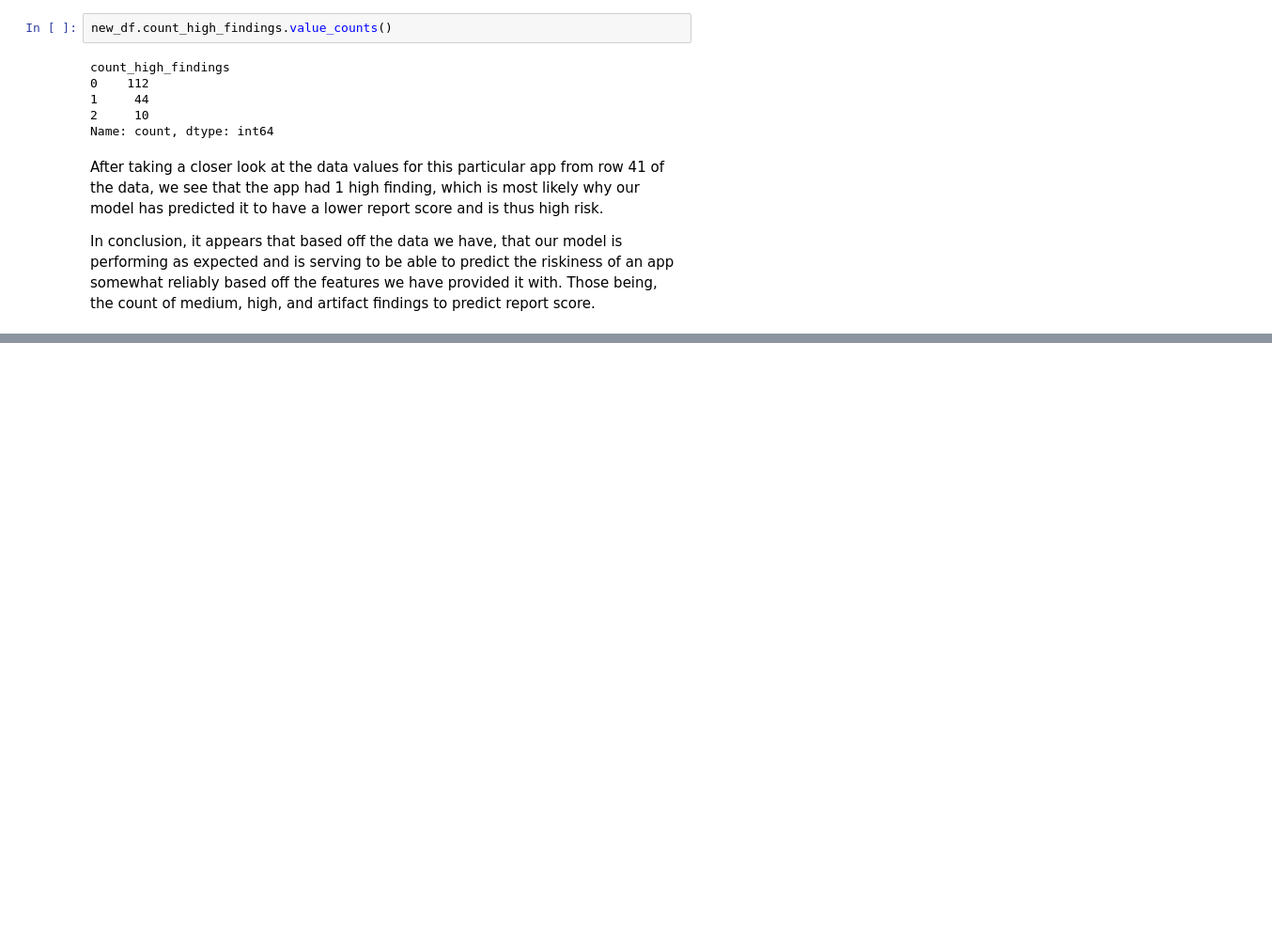
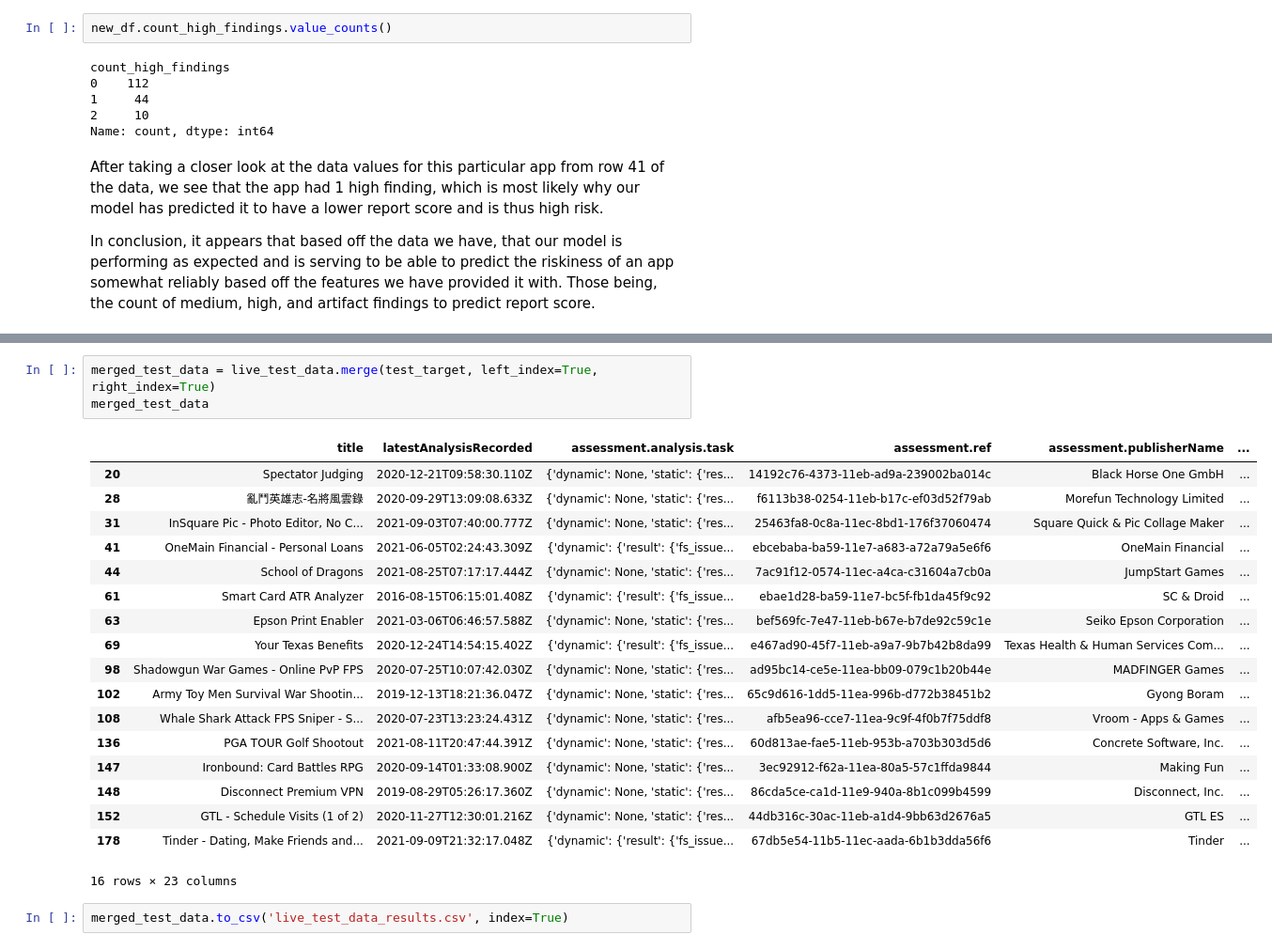
Before and after one commit to zslari/NowSecure-Risky-Apps-Analysis, a Jupyter notebook: NowSecure Risky Apps.ipynb, the cells around one changed output, grey strips where cells are left out. Shown: that part at 94% size. Saved outputs shown, nothing was run; the diff lists cells and outputs as text; blank space fills up the shorter version.

```diff
--- a/NowSecure Risky Apps.ipynb
+++ b/NowSecure Risky Apps.ipynb
@@ -701,0 +751,24 @@ In conclusion, it appears that based off the data we have, that our model is per
+# %%
+merged_test_data = live_test_data.merge(test_target, left_index=True, right_index=True)
+merged_test_data
+# %% [output]
+|  | title | latestAnalysisRecorded | assessment.analysis.task | assessment.ref | assessment.publisherName | ... |
+| 20 | Spectator Judging | 2020-12-21T09:58:30.110Z | {'dynamic': None, 'static': {'res... | 14192c76-4373-11eb-ad9a-239002ba014c | Black Horse One GmbH | ... |
+| 28 | 亂鬥英雄志-名將風雲錄 | 2020-09-29T13:09:08.633Z | {'dynamic': None, 'static': {'res... | f6113b38-0254-11eb-b17c-ef03d52f79ab | Morefun Technology Limited | ... |
+| 31 | InSquare Pic - Photo Editor, No C... | 2021-09-03T07:40:00.777Z | {'dynamic': None, 'static': {'res... | 25463fa8-0c8a-11ec-8bd1-176f37060474 | Square Quick & Pic Collage Maker | ... |
+| 41 | OneMain Financial - Personal Loans | 2021-06-05T02:24:43.309Z | {'dynamic': {'result': {'fs_issue... | ebcebaba-ba59-11e7-a683-a72a79a5e6f6 | OneMain Financial | ... |
+| 44 | School of Dragons | 2021-08-25T07:17:17.444Z | {'dynamic': None, 'static': {'res... | 7ac91f12-0574-11ec-a4ca-c31604a7cb0a | JumpStart Games | ... |
+| 61 | Smart Card ATR Analyzer | 2016-08-15T06:15:01.408Z | {'dynamic': {'result': {'fs_issue... | ebae1d28-ba59-11e7-bc5f-fb1da45f9c92 | SC & Droid | ... |
+| 63 | Epson Print Enabler | 2021-03-06T06:46:57.588Z | {'dynamic': None, 'static': {'res... | bef569fc-7e47-11eb-b67e-b7de92c59c1e | Seiko Epson Corporation | ... |
+| 69 | Your Texas Benefits | 2020-12-24T14:54:15.402Z | {'dynamic': {'result': {'fs_issue... | e467ad90-45f7-11eb-a9a7-9b7b42b8da99 | Texas Health & Human Services Com... | ... |
+| 98 | Shadowgun War Games - Online PvP FPS | 2020-07-25T10:07:42.030Z | {'dynamic': None, 'static': {'res... | ad95bc14-ce5e-11ea-bb09-079c1b20b44e | MADFINGER Games | ... |
+| 102 | Army Toy Men Survival War Shootin... | 2019-12-13T18:21:36.047Z | {'dynamic': None, 'static': {'res... | 65c9d616-1dd5-11ea-996b-d772b38451b2 | Gyong Boram | ... |
+| 108 | Whale Shark Attack FPS Sniper - S... | 2020-07-23T13:23:24.431Z | {'dynamic': None, 'static': {'res... | afb5ea96-cce7-11ea-9c9f-4f0b7f75ddf8 | Vroom - Apps & Games | ... |
+| 136 | PGA TOUR Golf Shootout | 2021-08-11T20:47:44.391Z | {'dynamic': None, 'static': {'res... | 60d813ae-fae5-11eb-953b-a703b303d5d6 | Concrete Software, Inc. | ... |
+| 147 | Ironbound: Card Battles RPG | 2020-09-14T01:33:08.900Z | {'dynamic': None, 'static': {'res... | 3ec92912-f62a-11ea-80a5-57c1ffda9844 | Making Fun | ... |
+| 148 | Disconnect Premium VPN | 2019-08-29T05:26:17.360Z | {'dynamic': None, 'static': {'res... | 86cda5ce-ca1d-11e9-940a-8b1c099b4599 | Disconnect, Inc. | ... |
+| 152 | GTL - Schedule Visits (1 of 2) | 2020-11-27T12:30:01.216Z | {'dynamic': None, 'static': {'res... | 44db316c-30ac-11eb-a1d4-9bb63d2676a5 | GTL ES | ... |
+| 178 | Tinder - Dating, Make Friends and... | 2021-09-09T21:32:17.048Z | {'dynamic': {'result': {'fs_issue... | 67db5e54-11b5-11ec-aada-6b1b3dda56f6 | Tinder | ... |
+16 rows × 23 columns
+# %%
+merged_test_data.to_csv('live_test_data_results.csv', index=True)
```
Also changed, not shown: parts of 15 cells of this notebook.
